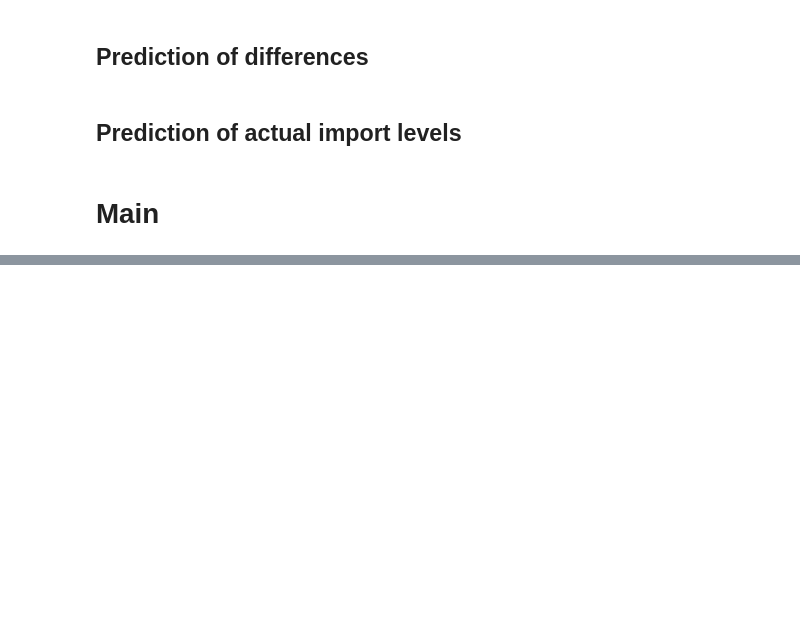
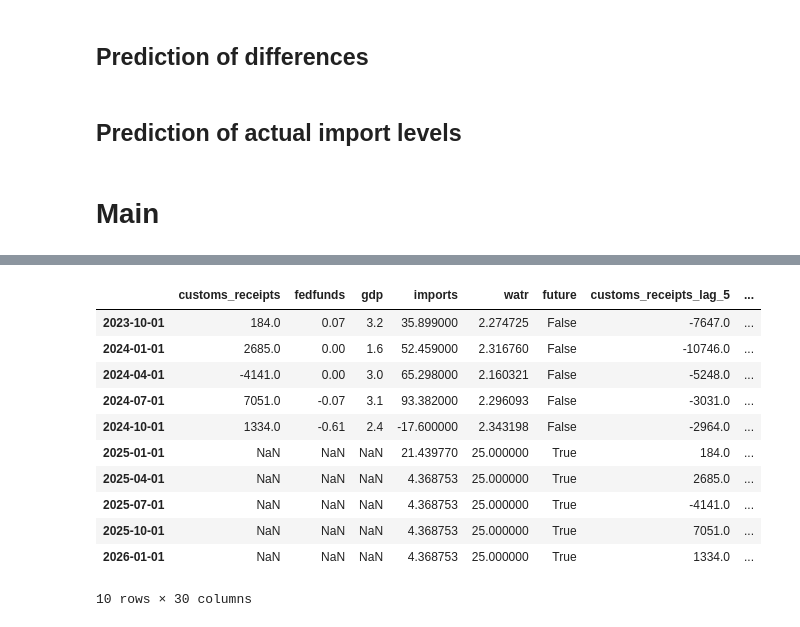
Before and after one commit to dmst0ut/importforecasting_group2, a Jupyter notebook: Train_and_fit_model_pl.ipynb, the cells around one changed output, grey strips where cells are left out. Saved outputs shown, nothing was run; the diff lists cells and outputs as text; code cells hidden in the pictures; blank space fills up the shorter version.

```diff
--- a/Train_and_fit_model_pl.ipynb
+++ b/Train_and_fit_model_pl.ipynb
@@ -512,0 +550,15 @@ plt.show()
+# %%
+ei_st_lagged_future.tail(10)
+# %% [output]
+|  | customs_receipts | fedfunds | gdp | imports | watr | future | customs_receipts_lag_5 | ... |
+| 2023-10-01 | 184.0 | 0.07 | 3.2 | 35.899000 | 2.274725 | False | -7647.0 | ... |
+| 2024-01-01 | 2685.0 | 0.00 | 1.6 | 52.459000 | 2.316760 | False | -10746.0 | ... |
+| 2024-04-01 | -4141.0 | 0.00 | 3.0 | 65.298000 | 2.160321 | False | -5248.0 | ... |
+| 2024-07-01 | 7051.0 | -0.07 | 3.1 | 93.382000 | 2.296093 | False | -3031.0 | ... |
+| 2024-10-01 | 1334.0 | -0.61 | 2.4 | -17.600000 | 2.343198 | False | -2964.0 | ... |
+| 2025-01-01 | NaN | NaN | NaN | 21.439770 | 25.000000 | True | 184.0 | ... |
+| 2025-04-01 | NaN | NaN | NaN | 4.368753 | 25.000000 | True | 2685.0 | ... |
+| 2025-07-01 | NaN | NaN | NaN | 4.368753 | 25.000000 | True | -4141.0 | ... |
+| 2025-10-01 | NaN | NaN | NaN | 4.368753 | 25.000000 | True | 7051.0 | ... |
+| 2026-01-01 | NaN | NaN | NaN | 4.368753 | 25.000000 | True | 1334.0 | ... |
+10 rows × 30 columns
```
Also changed, not shown: parts of 11 cells of this notebook, 1 other file.
